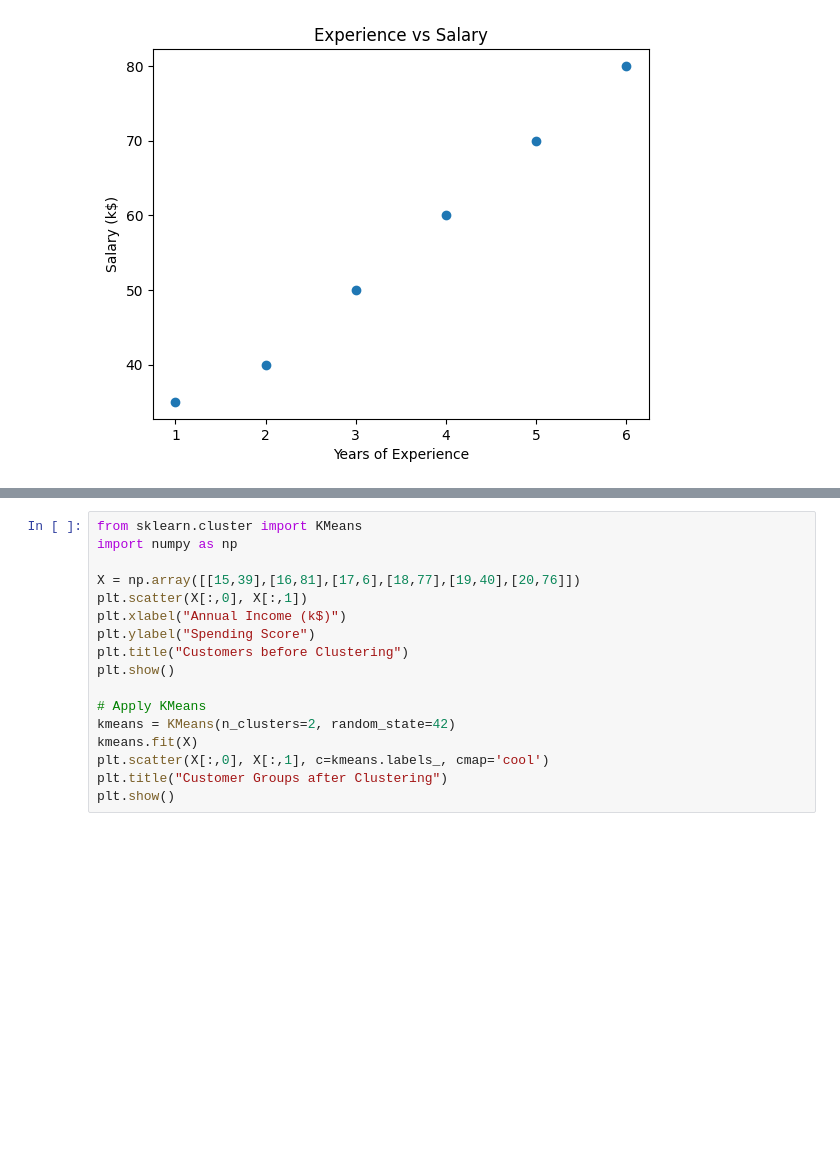
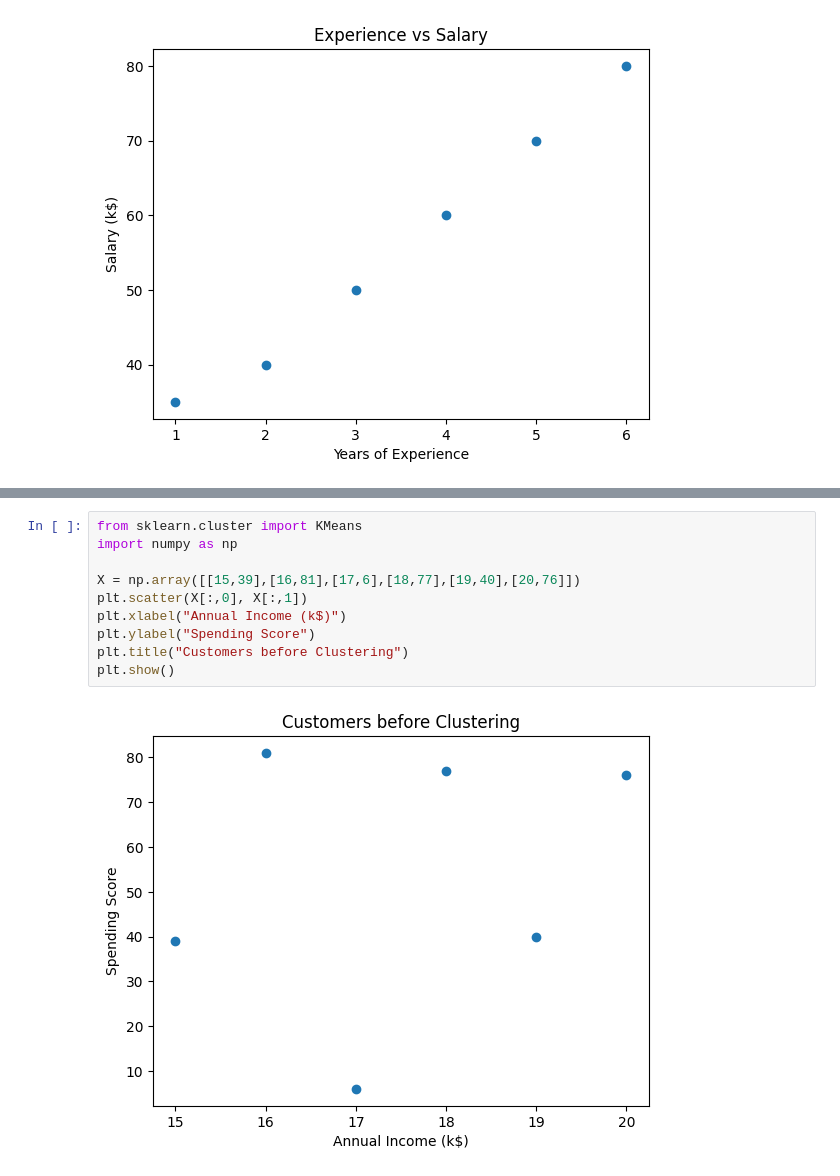
Before and after one commit to zaahir03n/1M_Addon_AIML, a Jupyter notebook: Week 2/concepts.ipynb, the cells around one changed output, grey strips where cells are left out. Saved outputs shown, nothing was run; the diff lists cells and outputs as text; blank space fills up the shorter version.

```diff
--- a/Week 2/concepts.ipynb
+++ b/Week 2/concepts.ipynb
@@ -41,17 +52,12 @@ print(f"Predicted Salary for 7 years experience: ${model.predict(new_exp)[0]:.2f
 # %%
 from sklearn.cluster import KMeans
 import numpy as np
 
 X = np.array([[15,39],[16,81],[17,6],[18,77],[19,40],[20,76]])
 plt.scatter(X[:,0], X[:,1])
 plt.xlabel("Annual Income (k$)")
 plt.ylabel("Spending Score")
 plt.title("Customers before Clustering")
 plt.show()
-
-# Apply KMeans
-kmeans = KMeans(n_clusters=2, random_state=42)
-kmeans.fit(X)
-plt.scatter(X[:,0], X[:,1], c=kmeans.labels_, cmap='cool')
-plt.title("Customer Groups after Clustering")
-plt.show()
+# %% [output]
+[figure, added]
```
Also changed, not shown: parts of 8 cells of this notebook, 5 other files.
